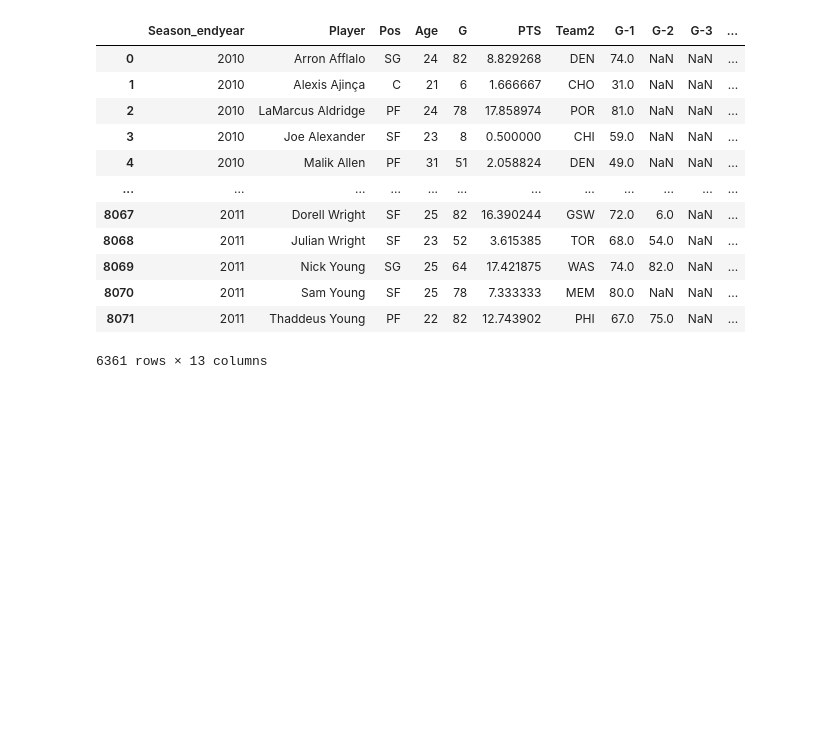
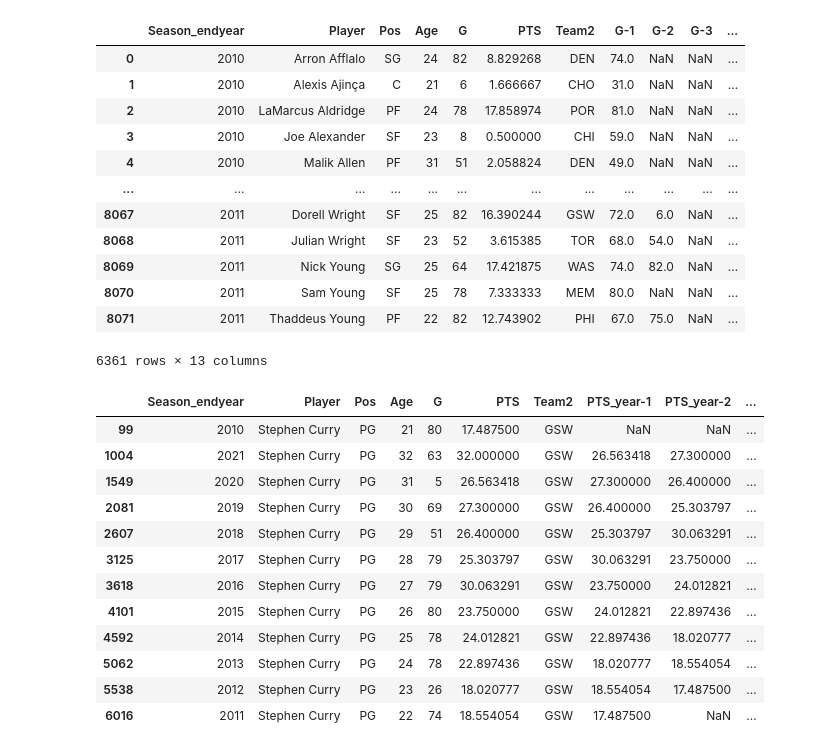
Before and after one commit to fonseca-carlos/nba_ppg, a Jupyter notebook: start.ipynb, the cells around one changed output. Saved outputs shown, nothing was run; the diff lists cells and outputs as text; code cells hidden in the pictures; blank space fills up the shorter version.

```diff
--- a/start.ipynb
+++ b/start.ipynb
@@ -66,3 +61,34 @@ for year in range(5):
+# %%
+#creating last 5 years data
+
+
+for year in range(5):
+    df['PTS_year-'+str(year+1)]=(df.sort_values(by=['Season_endyear'], ascending=True).groupby(['Player'])['PTS'].shift(year+1))
+#test - adjusting for injuries
+df['PTS_y']=df['PTS']
+df2=df.merge(df_games[['Season_endyear', 'Player', 'pts_injury_adjusted']], on=['Season_endyear', 'Player'])
+df2['mean']=df2[['PTS_year-1', 'PTS_year-2', 'PTS_year-3', 'PTS_year-4', 'PTS_year-5']].mean(axis=1)
+df2['PTS']=np.where(df2['pts_injury_adjusted']==0, df2['PTS'], df2['mean'])
+for year in range(5):
+    df2['PTS_year-'+str(year+1)]=(df2.sort_values(by=['Season_endyear'], ascending=True).groupby(['Player'])['PTS'].shift(year+1))
+
+df=df2.drop(['pts_injury_adjusted', 'mean'], axis=1)
+#df2[df2['Player']=='Stephen Curry']
+df[df['Player']=='Stephen Curry']
+# %% [output]
+|  | Season_endyear | Player | Pos | Age | G | PTS | Team2 | PTS_year-1 | PTS_year-2 | ... |
+| 99 | 2010 | Stephen Curry | PG | 21 | 80 | 17.487500 | GSW | NaN | NaN | ... |
+| 1004 | 2021 | Stephen Curry | PG | 32 | 63 | 32.000000 | GSW | 26.563418 | 27.300000 | ... |
+| 1549 | 2020 | Stephen Curry | PG | 31 | 5 | 26.563418 | GSW | 27.300000 | 26.400000 | ... |
+| 2081 | 2019 | Stephen Curry | PG | 30 | 69 | 27.300000 | GSW | 26.400000 | 25.303797 | ... |
+| 2607 | 2018 | Stephen Curry | PG | 29 | 51 | 26.400000 | GSW | 25.303797 | 30.063291 | ... |
+| 3125 | 2017 | Stephen Curry | PG | 28 | 79 | 25.303797 | GSW | 30.063291 | 23.750000 | ... |
+| 3618 | 2016 | Stephen Curry | PG | 27 | 79 | 30.063291 | GSW | 23.750000 | 24.012821 | ... |
+| 4101 | 2015 | Stephen Curry | PG | 26 | 80 | 23.750000 | GSW | 24.012821 | 22.897436 | ... |
+| 4592 | 2014 | Stephen Curry | PG | 25 | 78 | 24.012821 | GSW | 22.897436 | 18.020777 | ... |
+| 5062 | 2013 | Stephen Curry | PG | 24 | 78 | 22.897436 | GSW | 18.020777 | 18.554054 | ... |
+| 5538 | 2012 | Stephen Curry | PG | 23 | 26 | 18.020777 | GSW | 18.554054 | 17.487500 | ... |
+| 6016 | 2011 | Stephen Curry | PG | 22 | 74 | 18.554054 | GSW | 17.487500 | NaN | ... |
 # %%
 #creating the yearly current team past total ppg
 
```
Also changed, not shown: parts of 9 cells of this notebook.
